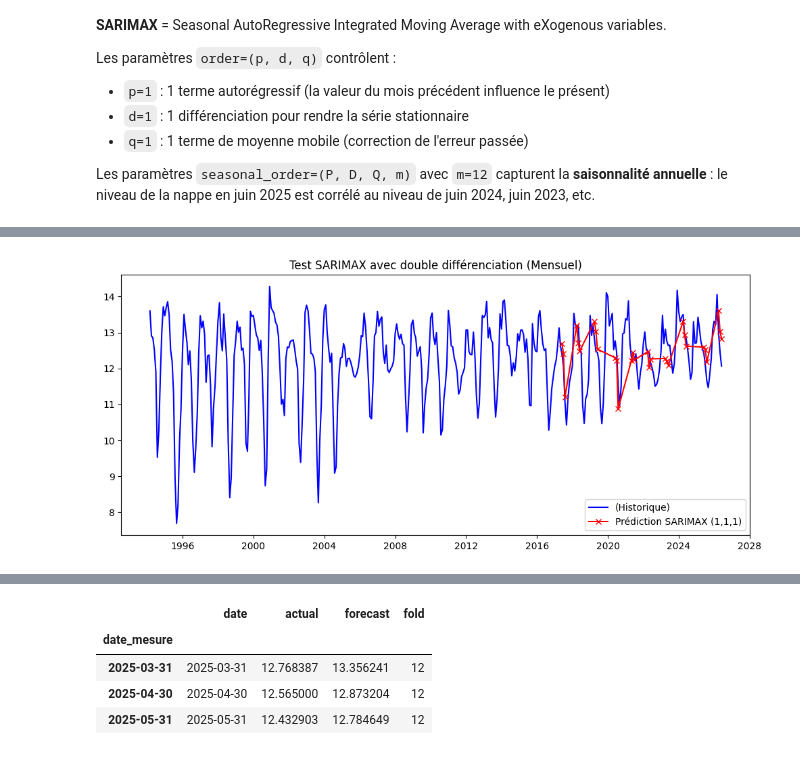
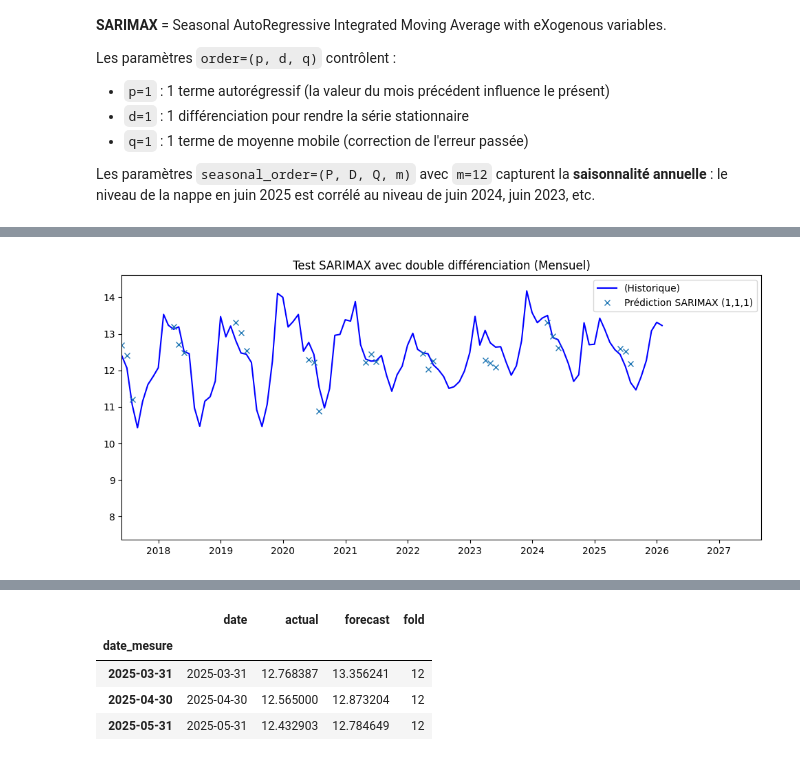
Before and after one commit to charourou/Projet_Hydrosense, a Jupyter notebook: notebooks/ML_evaluate_MRI.ipynb, the cells around one changed output, grey strips where cells are left out. Saved outputs shown, nothing was run; the diff lists cells and outputs as text; code cells hidden in the pictures.

```diff
--- a/notebooks/ML_evaluate_MRI.ipynb
+++ b/notebooks/ML_evaluate_MRI.ipynb
@@ -139,34 +144,43 @@ for i,  (train_idx, val_idx) in enumerate(splits):
 
     train_data  = y_mensuel.iloc[train_idx,0]
     val_data = y_mensuel.iloc[val_idx,0]
+    model = SARIMAX(train_data, order= arima_order, seasonal_order= seasonal_order )
 
     try:
         # print(train_data.head())
         print('data shape', train_data.shape)
-        model = SARIMAX(train_data, order= arima_order, seasonal_order= seasonal_order )
+
         arima_fitted = model.fit(disp=False)
 
         forecast = arima_fitted.predict(start = val_idx[0], end=val_idx[-1])
         forecast = forecast.reindex(val_data.index)
 
-        mae = mean_absolute_error(val_data, forecast)
-        rmse = np.sqrt(mean_squared_error(val_data, forecast))
-        me = max_error(val_data, forecast)
-        # rajouter des metrics.
-        # NSE
+        # TODO comment faire une prediction d'un modele arimax qui n'a pas vu encore le futur
+        # est-ce que je peux emmener arima_fitter
 
 
-        print(f"  MAE: {mae:.4f}")
-        print(f"  RMSE: {rmse:.4f}")
+        mae_val = mean_absolute_error(val_data, forecast)
+        rmse_val = float(np.sqrt(
+                    mean_squared_error(val_data, forecast)
+                    ))
+        me_val  = max_error(val_data, forecast)
+        # rajouter des metrics. example :NSE - seasonal eror index
+
+
+        print(f"{mae_val = :.3f}")
+        print(f"{rmse_val = :.3f}")
+        print(f"{me_val = :.3f}")
 
         cv_results.append({
                 'fold': i + 1,
-                'train_start': train_data.index.min(),
-                'train_end': train_data.index.max(),
+                # 'train_start': train_data.index.min(), 'train_end': train_data.index.max(),
                 'val_start': val_data.index.min(),
                 'val_end': val_data.index.max(),
-                'mae': mae,
-                'rmse': rmse
+                'mae_train' : np.nan  ,
+                'mse_train': np.nan, 'me_train': np.nan,
+                'mae_val': mae_val,
+                'rmse_val': rmse_val,
+                'me_val' : me_val
             })
 
         # Stocker les prédictions pour une visualisation ultérieure
@@ -221,16 +218,17 @@ all_predictions_df
 # %%
 import matplotlib.pyplot as plt
 plt.figure(figsize=(12, 5))
 plt.plot()
 plt.plot(y_mensuel, label='(Historique)', color='blue')
 plt.plot(all_predictions_df['forecast'], 'x',
-         label='Prédiction SARIMAX (1,1,1)', color='red', linestyle=None, marker='x')
+         label='Prédiction SARIMAX (1,1,1)')
 
+plt.xlim(left = all_predictions_df.index[0])
 plt.legend()
 plt.title("Test SARIMAX avec double différenciation (Mensuel)")
 plt.show()
 # %% [output]
-[figure, old version]
+[figure, new version]
 # %%
 # all_predictions_df
 cv_results
```
Also changed, not shown: parts of 14 cells of this notebook.
